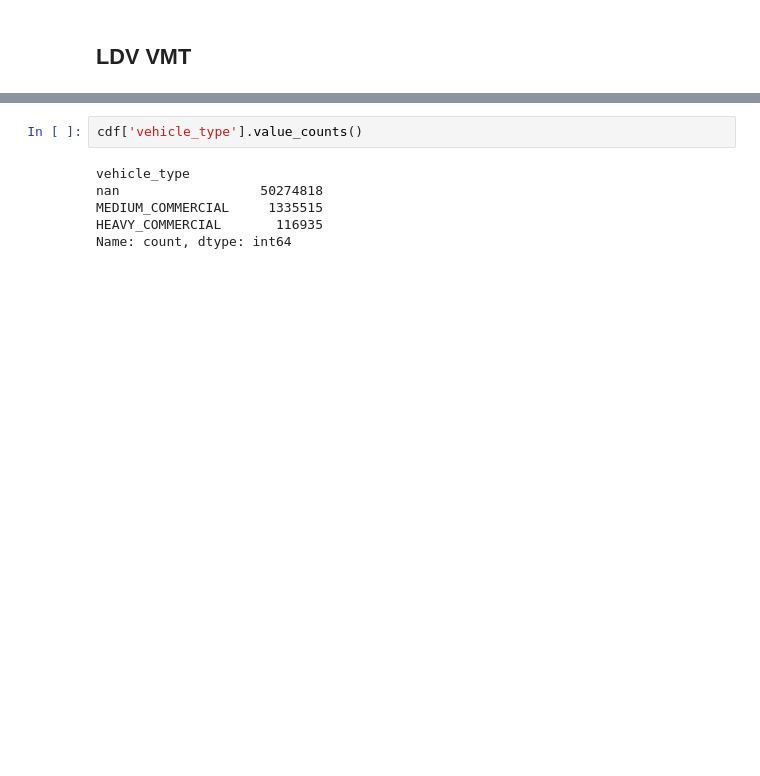
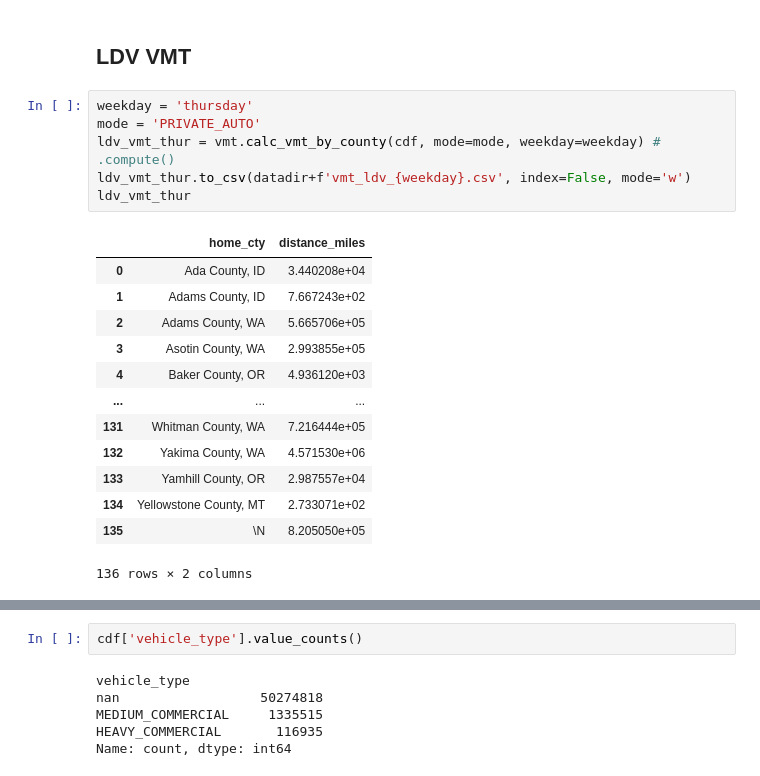
Before and after one commit to rmi-mobility-data-science/replicaEVSE, a Jupyter notebook: notebooks/replica_vmt.ipynb, the cells around one changed output, grey strips where cells are left out. Saved outputs shown, nothing was run; the diff lists cells and outputs as text; blank space fills up the shorter version.

```diff
--- a/notebooks/replica_vmt.ipynb
+++ b/notebooks/replica_vmt.ipynb
@@ -51,3 +74,23 @@ Dask Name: assign, 15 graph layers
 # %% [markdown]
 ## LDV VMT
+# %%
+weekday = 'thursday'
+mode = 'PRIVATE_AUTO'
+ldv_vmt_thur = vmt.calc_vmt_by_county(cdf, mode=mode, weekday=weekday) # .compute()
+ldv_vmt_thur.to_csv(datadir+f'vmt_ldv_{weekday}.csv', index=False, mode='w')
+ldv_vmt_thur
+# %% [output]
+|  | home_cty | distance_miles |
+| 0 | Ada County, ID | 3.440208e+04 |
+| 1 | Adams County, ID | 7.667243e+02 |
+| 2 | Adams County, WA | 5.665706e+05 |
+| 3 | Asotin County, WA | 2.993855e+05 |
+| 4 | Baker County, OR | 4.936120e+03 |
+| ... | ... | ... |
+| 131 | Whitman County, WA | 7.216444e+05 |
+| 132 | Yakima County, WA | 4.571530e+06 |
+| 133 | Yamhill County, OR | 2.987557e+04 |
+| 134 | Yellowstone County, MT | 2.733071e+02 |
+| 135 | \N | 8.205050e+05 |
+136 rows × 2 columns
 # %%
```
Also changed, not shown: parts of 10 cells of this notebook, 1 other file.
